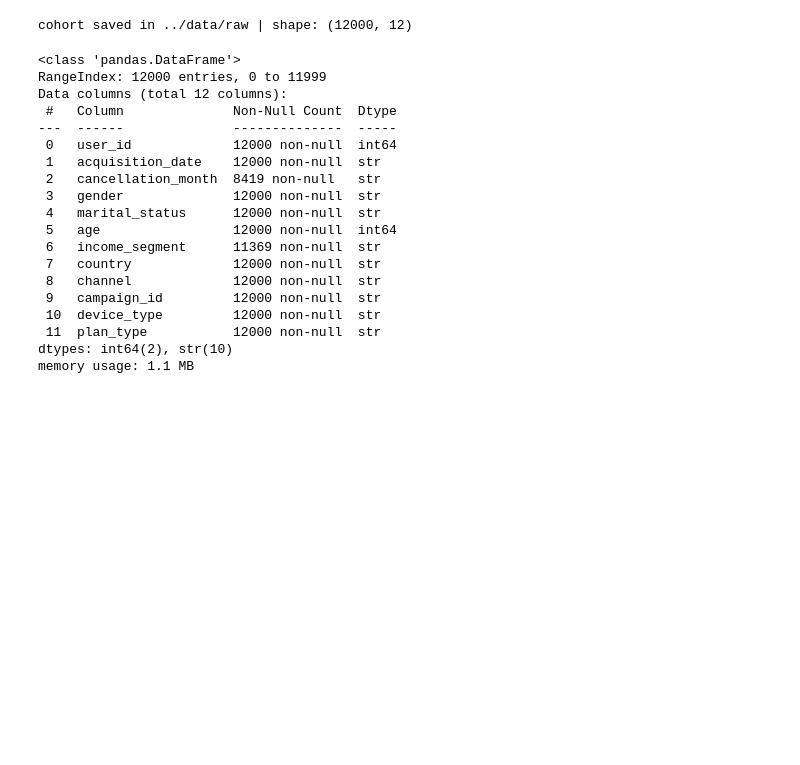
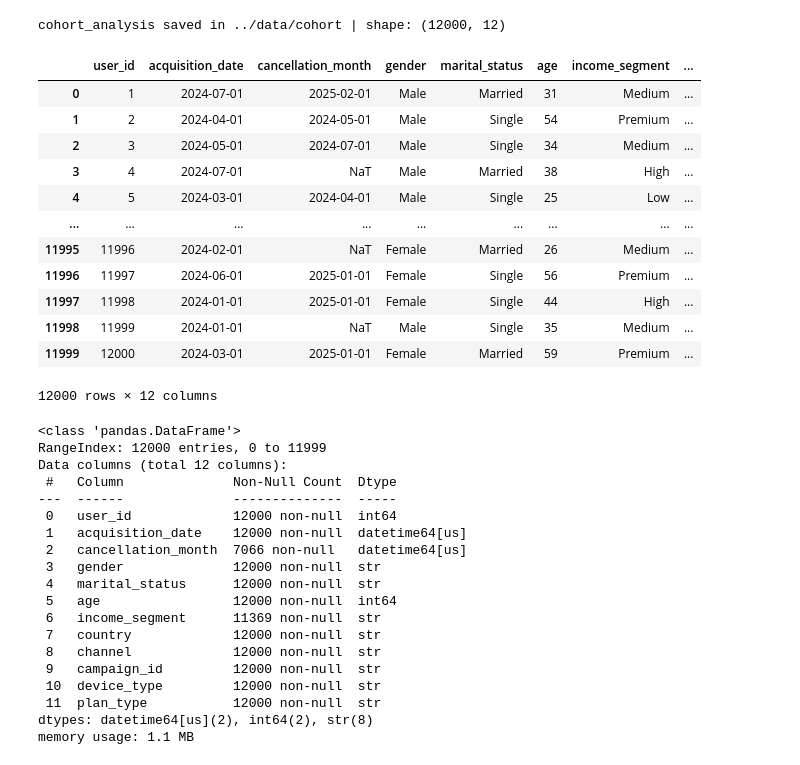
Before and after one commit to marihay1999-cmd/data_analytics_with_python, a Jupyter notebook: notebooks/15_cohort.ipynb, the cells around one changed output. Drawn from its saved outputs; the diff is of its cells as text; code cells hidden in the pictures; blank space fills up the shorter version.

Commit message:
Add cohort heatmap and update analysis notebooks

```diff
--- a/notebooks/15_cohort.ipynb
+++ b/notebooks/15_cohort.ipynb
@@ -4,8 +5,8 @@ import matplotlib.pyplot as plt
 import plotly.express as px
 from utils import csv_downloader
 # %%
-df_cohort = csv_downloader(URL = 'https://raw.githubusercontent.com/hovhannisyan91/data_analytics_with_python/refs/heads/main/data/cohort/cohort_analysis.csv',
-                    name = 'cohort',
-                    path = '../data/raw')
+df_cohort = csv_downloader(url = 'https://raw.githubusercontent.com/hovhannisyan91/data_analytics_with_python/refs/heads/main/data/cohort/cohort_analysis.csv',
+                    name = 'cohort_analysis',
+                    path = '../data/cohort')
 # %% [output]
-cohort saved in ../data/raw | shape: (12000, 12)
+cohort_analysis saved in ../data/cohort | shape: (12000, 12)
@@ -14,3 +13,32 @@ df_cohort = pd.read_csv('../data/raw/cohort.csv')
+# %%
+df_cohort = pd.read_csv('../data/cohort/cohort_analysis.csv',
+                        parse_dates = ["acquisition_date", 'cancellation_month'],)
+# %%
+df_cohort["acquisition_date"] = pd.to_datetime(
+    df_cohort["acquisition_date"],
+    errors="coerce"
+)
+
+df_cohort["cancellation_month"] = pd.to_datetime(
+    df_cohort["cancellation_month"],
+    errors="coerce"
+)
+# %%
+df_cohort
+# %% [output]
+|  | user_id | acquisition_date | cancellation_month | gender | marital_status | age | income_segment | ... |
+| 0 | 1 | 2024-07-01 | 2025-02-01 | Male | Married | 31 | Medium | ... |
+| 1 | 2 | 2024-04-01 | 2024-05-01 | Male | Single | 54 | Premium | ... |
+| 2 | 3 | 2024-05-01 | 2024-07-01 | Male | Single | 34 | Medium | ... |
+| 3 | 4 | 2024-07-01 | NaT | Male | Married | 38 | High | ... |
+| 4 | 5 | 2024-03-01 | 2024-04-01 | Male | Single | 25 | Low | ... |
+| ... | ... | ... | ... | ... | ... | ... | ... | ... |
+| 11995 | 11996 | 2024-02-01 | NaT | Female | Married | 26 | Medium | ... |
+| 11996 | 11997 | 2024-06-01 | 2025-01-01 | Female | Single | 56 | Premium | ... |
+| 11997 | 11998 | 2024-01-01 | 2025-01-01 | Female | Single | 44 | High | ... |
+| 11998 | 11999 | 2024-01-01 | NaT | Male | Single | 35 | Medium | ... |
+| 11999 | 12000 | 2024-03-01 | 2025-01-01 | Female | Married | 59 | Premium | ... |
+12000 rows × 12 columns
 # %%
 df_cohort.info()
 # %% [output]
@@ -20,8 +48,8 @@ Data columns (total 12 columns):
  #   Column              Non-Null Count  Dtype
 ---  ------              --------------  -----
  0   user_id             12000 non-null  int64
- 1   acquisition_date    12000 non-null  str
- 2   cancellation_month  8419 non-null   str
+ 1   acquisition_date    12000 non-null  datetime64[us]
+ 2   cancellation_month  7066 non-null   datetime64[us]
  3   gender              12000 non-null  str
  4   marital_status      12000 non-null  str
  5   age                 12000 non-null  int64
@@ -31,6 +59,6 @@ Data columns (total 12 columns):
  9   campaign_id         12000 non-null  str
  10  device_type         12000 non-null  str
  11  plan_type           12000 non-null  str
-dtypes: int64(2), str(10)
+dtypes: datetime64[us](2), int64(2), str(8)
 memory usage: 1.1 MB
 # %%
```
Also changed, not shown: parts of 42 cells of this notebook, 2 other files.
